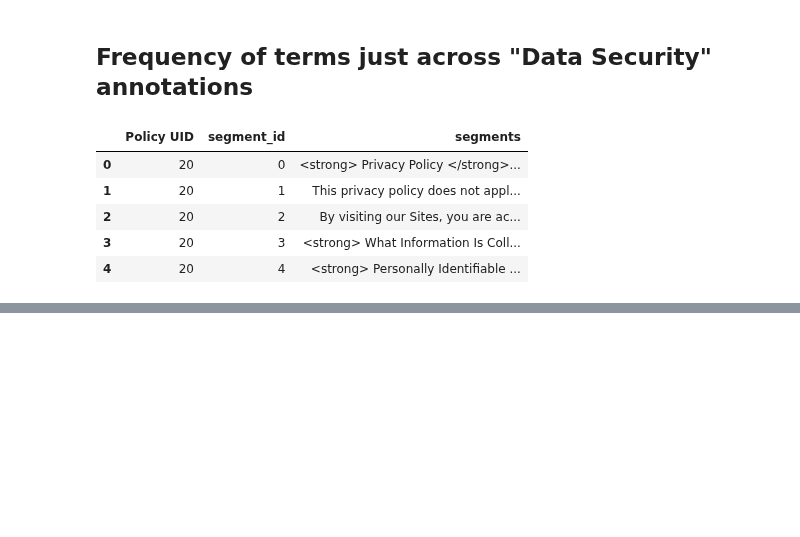
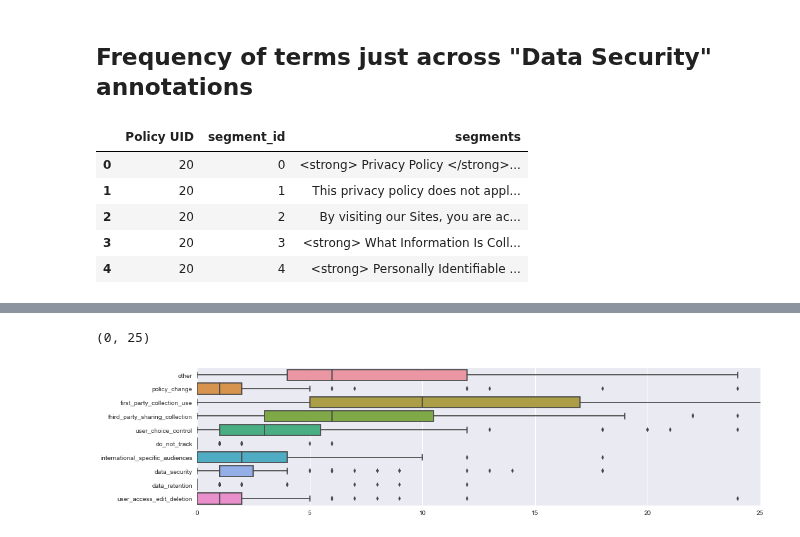
Before and after one commit to pmayostendorp/beforeiaccept, a Jupyter notebook: scripts/Feature Charts.ipynb, the cells around one changed output, grey strips where cells are left out. Drawn from its saved outputs; the diff is of its cells as text; code cells hidden in the pictures; blank space fills up the shorter version.

```diff
--- a/scripts/Feature Charts.ipynb
+++ b/scripts/Feature Charts.ipynb
@@ -178,0 +178,3 @@ plt.savefig('../figures/top25terms_data_security.png')
+# %%
+flagged_segments = segment_cats.groupby(['Policy UID']).sum().drop(['index','segment_id'],axis=1)
+flagged_segments.head()
@@ -178,0 +189,7 @@ plt.savefig('../figures/top25terms_data_security.png')
+# %%
+plt.figure(figsize=(16,4))
+sns.boxplot(flagged_segments,orient = 'h')
+plt.xlim(0,25)
+# %% [output]
+(0, 25)
+[figure, added]
```
Also changed, not shown: parts of 5 cells of this notebook, 6 other files.
